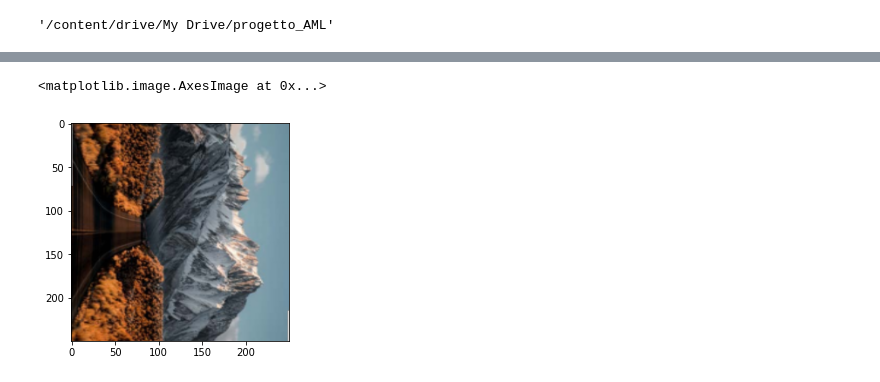
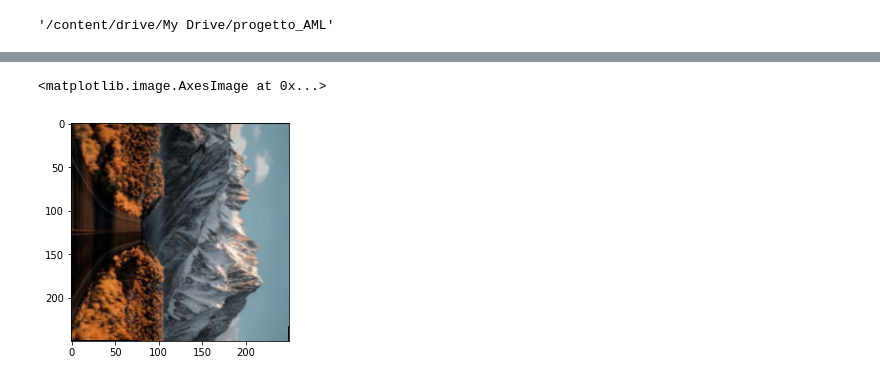
Before and after one commit to LorenzoMauri/Advanced-Machine-Learning, a Jupyter notebook: AML.ipynb, the cells around one changed output, grey strips where cells are left out. Drawn from its saved outputs; the diff is of its cells as text; code cells hidden in the pictures.

```diff
--- a/AML.ipynb
+++ b/AML.ipynb
@@ -104,5 +112,5 @@ WARNING:matplotlib.image:Clipping input data to the valid range for imshow with
 # %%
-plt.imshow(reshape(im270,(250,250)))
+plt.imshow(im270)
 # %% [output]
 <matplotlib.image.AxesImage at 0x...>
-[figure, old version]
+[figure, new version]
```
Also changed, not shown: parts of 14 cells of this notebook.
